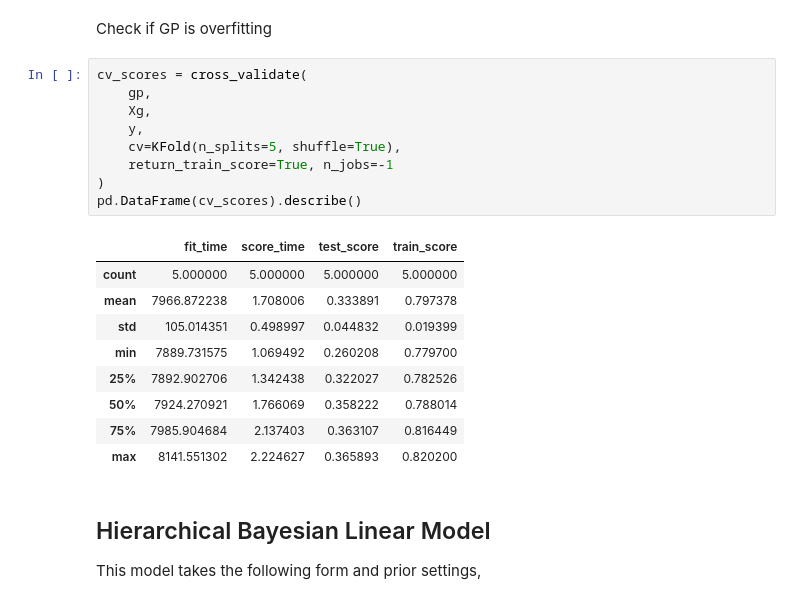
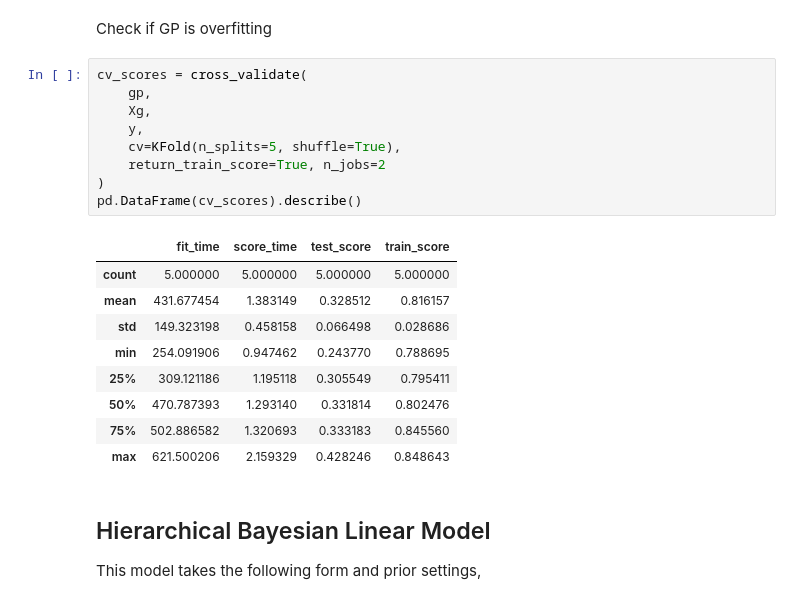
Before and after one commit to gradientinstitute/return2edu-paper, a Jupyter notebook: Direct-Bayesian.ipynb, the cells around one changed output. Drawn from its saved outputs; the diff is of its cells as text.

```diff
--- a/Direct-Bayesian.ipynb
+++ b/Direct-Bayesian.ipynb
@@ -350,22 +354,22 @@ Check if GP is overfitting
 # %%
 cv_scores = cross_validate(
     gp,
     Xg,
     y,
     cv=KFold(n_splits=5, shuffle=True),
-    return_train_score=True, n_jobs=-1
+    return_train_score=True, n_jobs=2
 )
 pd.DataFrame(cv_scores).describe()
 # %% [output]
 |  | fit_time | score_time | test_score | train_score |
 | count | 5.000000 | 5.000000 | 5.000000 | 5.000000 |
-| mean | 7966.872238 | 1.708006 | 0.333891 | 0.797378 |
-| std | 105.014351 | 0.498997 | 0.044832 | 0.019399 |
-| min | 7889.731575 | 1.069492 | 0.260208 | 0.779700 |
-| 25% | 7892.902706 | 1.342438 | 0.322027 | 0.782526 |
-| 50% | 7924.270921 | 1.766069 | 0.358222 | 0.788014 |
-| 75% | 7985.904684 | 2.137403 | 0.363107 | 0.816449 |
-| max | 8141.551302 | 2.224627 | 0.365893 | 0.820200 |
+| mean | 431.677454 | 1.383149 | 0.328512 | 0.816157 |
+| std | 149.323198 | 0.458158 | 0.066498 | 0.028686 |
+| min | 254.091906 | 0.947462 | 0.243770 | 0.788695 |
+| 25% | 309.121186 | 1.195118 | 0.305549 | 0.795411 |
+| 50% | 470.787393 | 1.293140 | 0.331814 | 0.802476 |
+| 75% | 502.886582 | 1.320693 | 0.333183 | 0.845560 |
+| max | 621.500206 | 2.159329 | 0.428246 | 0.848643 |
 # %% [markdown]
 ## Hierarchical Bayesian Linear Model
 
```
Also changed, not shown: parts of 16 cells of this notebook, 3 other files.
